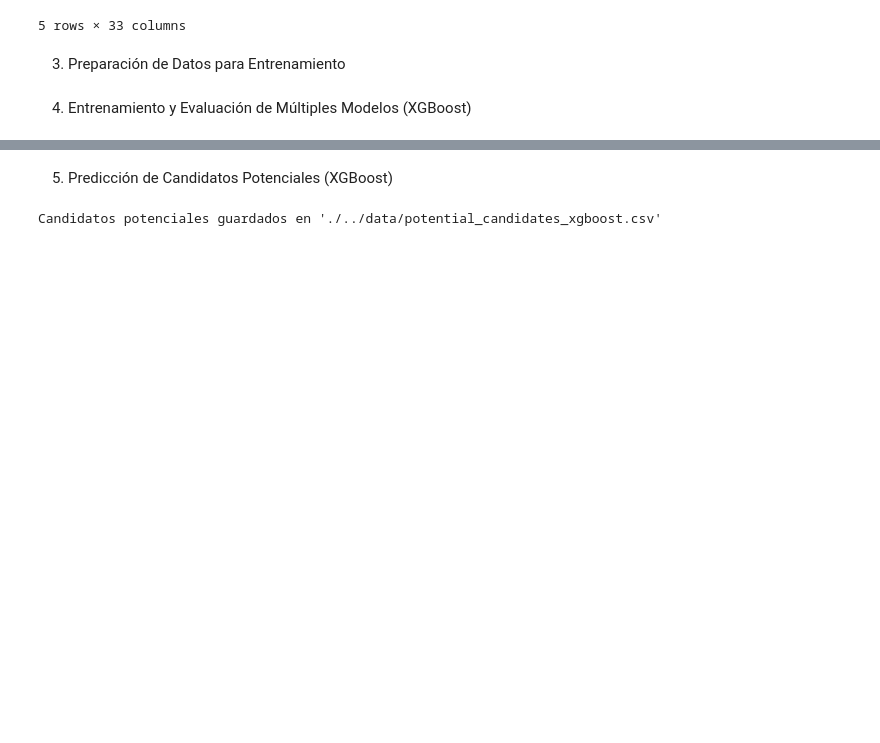
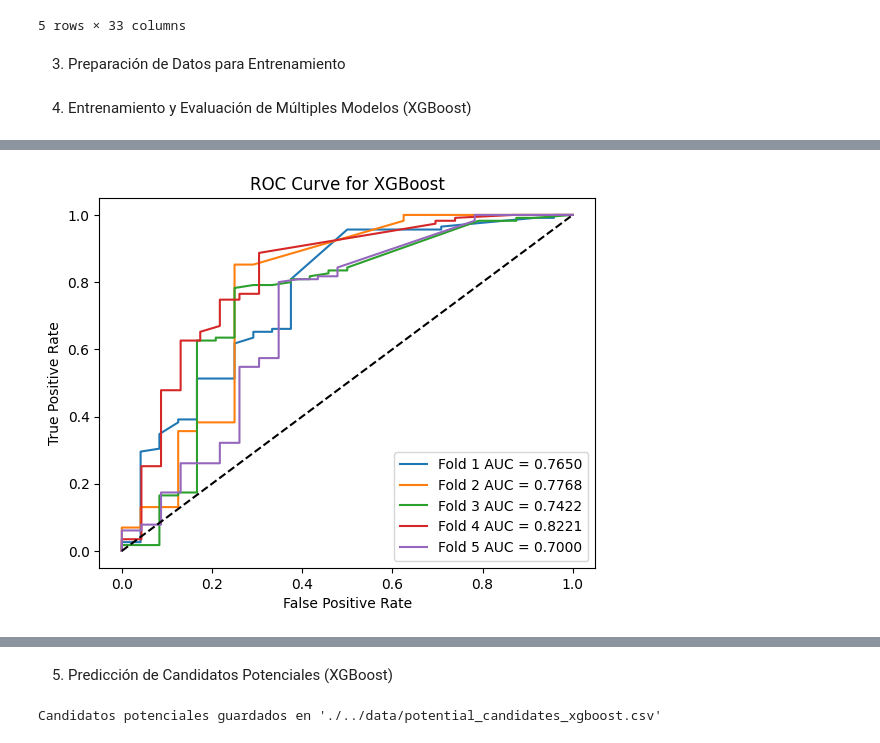
Before and after one commit to Pasku99/Talent-Analyzer-AI, a Jupyter notebook: notebooks/talent_analyzer.ipynb, the cells around one changed output, grey strips where cells are left out. Saved outputs shown, nothing was run; the diff lists cells and outputs as text; code cells hidden in the pictures; blank space fills up the shorter version.

```diff
--- a/notebooks/talent_analyzer.ipynb
+++ b/notebooks/talent_analyzer.ipynb
@@ -210,16 +210,17 @@ X_test_scaled = scaler.transform(X_test)
 # %%
 from sklearn.ensemble import RandomForestClassifier
 from sklearn.model_selection import GridSearchCV, StratifiedKFold
-from sklearn.metrics import classification_report, confusion_matrix, ConfusionMatrixDisplay
+from sklearn.metrics import classification_report, confusion_matrix, ConfusionMatrixDisplay, roc_auc_score, roc_curve, auc
 from xgboost import XGBClassifier
 from imblearn.over_sampling import SMOTE
 import numpy as np
+import matplotlib.pyplot as plt
 
-# Aplicar SMOTE para balancear las clases en el conjunto de entrenamiento
+# Apply SMOTE to balance classes in the training set
 smote = SMOTE(random_state=42)
 X_train_resampled, y_train_resampled = smote.fit_resample(X_train_scaled, y_train)
 
-# Configurar los modelos y parámetros para GridSearch
+# Configure the models and parameters for GridSearch
 param_grid_xgb = {
     'n_estimators': [100, 200, 300],
     'max_depth': [5, 10, 15],
@@ -237,42 +238,44 @@ grid_search_xgb = GridSearchCV(
     n_jobs=-1
 )
 
-# Ejecutar el Grid Search
+# Execute the Grid Search
 grid_search_xgb.fit(X_train_resampled, y_train_resampled)
-print(f"Mejores parámetros para XGBoost: {grid_search_xgb.best_params_}")
+print(f"Best parameters for XGBoost: {grid_search_xgb.best_params_}")
 
-# Evaluar el modelo optimizado con StratifiedKFold
+# Evaluate the optimized model with StratifiedKFold
 skf = StratifiedKFold(n_splits=5, shuffle=True, random_state=42)
 
-# Crear el modelo XGBoost con los mejores hiperparámetros
+# Create the XGBoost model with the best hyperparameters
 xgb_model = XGBClassifier(**grid_search_xgb.best_params_, random_state=42)
 
-# Convertir y_train a numpy array para evitar problemas de indexación
+# Convert y_train to numpy array to avoid indexing issues
 y_train_array = np.array(y_train)
 
-# Inicializar listas para almacenar las métricas de cada pliegue
+# Initialize lists to store metrics for each fold
 precision_scores = {'0': [], '1': [], 'weighted': []}
 recall_scores = {'0': [], '1': [], 'weighted': []}
 f1_scores = {'0': [], '1': [], 'weighted': []}
 confusion_matrices = []
+roc_aucs = []
 
-# Realizar la validación cruzada estratificada
+# Perform stratified cross-validation
 for train_index, test_index in skf.split(X_train_scaled, y_train_array):
-    # Dividir los datos en entrenamiento y validación para cada pliegue
+    # Split the data into training and validation for each fold
     X_fold_train, X_fold_val = X_train_scaled[train_index], X_train_scaled[test_index]
     y_fold_train, y_fold_val = y_train_array[train_index], y_train_array[test_index]
 
-    # Aplicar SMOTE en cada fold para balancear las clases
+    # Apply SMOTE to each fold to balance the classes
     X_fold_resampled, y_fold_resampled = smote.fit_resample(X_fold_train, y_fold_train)
 
-    # Entrenar el modelo en el pliegue actual
+    # Train the model on the current fold
     xgb_model.fit(X_fold_resampled, y_fold_resampled)
     y_fold_pred = xgb_model.predict(X_fold_val)
+    y_fold_probs = xgb_model.predict_proba(X_fold_val)[:, 1]  # Get probabilities for class 1
 
-    # Calcular métricas de rendimiento
+    # Calculate performance metrics
     report = classification_report(y_fold_val, y_fold_pred, output_dict=True)
 
-    # Guardar métricas para cada clase y promedio ponderado
+    # Store metrics for each class and weighted average
     precision_scores['0'].append(report['0']['precision'])
     precision_scores['1'].append(report['1']['precision'])
     precision_scores['weighted'].append(report['weighted avg']['precision'])
@@ -287,22 +290,40 @@ for train_index, test_index in skf.split(X_train_scaled, y_train_array):
 
     confusion_matrices.append(confusion_matrix(y_fold_val, y_fold_pred))
 
-# Mostrar los resultados promediados de todos los pliegues
-print(f"Precision promedio para clase 0: {np.mean(precision_scores['0']):.4f}")
-print(f"Precision promedio para clase 1: {np.mean(precision_scores['1']):.4f}")
-print(f"Precision promedio ponderado: {np.mean(precision_scores['weighted']):.4f}")
+    # Calculate AUC-ROC for the current fold
+    roc_auc = roc_auc_score(y_fold_val, y_fold_probs)
+    roc_aucs.append(roc_auc)
 
-print(f"Recall promedio para clase 0: {np.mean(recall_scores['0']):.4f}")
-print(f"Recall promedio para clase 1: {np.mean(recall_scores['1']):.4f}")
-print(f"Recall promedio ponderado: {np.mean(recall_scores['weighted']):.4f}")
+    # Plot ROC curve for the current fold
+    fpr, tpr, _ = roc_curve(y_fold_val, y_fold_probs)
+    plt.plot(fpr, tpr, label=f'Fold {len(roc_aucs)} AUC = {roc_auc:.4f}')
 
-print(f"F1-Score promedio para clase 0: {np.mean(f1_scores['0']):.4f}")
-print(f"F1-Score promedio para clase 1: {np.mean(f1_scores['1']):.4f}")
-print(f"F1-Score promedio ponderado: {np.mean(f1_scores['weighted']):.4f}")
+# Plot average ROC curve
+plt.plot([0, 1], [0, 1], 'k--')
+plt.xlabel('False Positive Rate')
+plt.ylabel('True Positive Rate')
+plt.title('ROC Curve for XGBoost')
+plt.legend(loc='lower right')
+plt.show()
 
-# Mostrar la matriz de confusión promediada
+# Display averaged results of all folds
+print(f"Average Precision for class 0: {np.mean(precision_scores['0']):.4f}")
+print(f"Average Precision for class 1: {np.mean(precision_scores['1']):.4f}")
+print(f"Average Weighted Precision: {np.mean(precision_scores['weighted']):.4f}")
+
+print(f"Average Recall for class 0: {np.mean(recall_scores['0']):.4f}")
+print(f"Average Recall for class 1: {np.mean(recall_scores['1']):.4f}")
+print(f"Average Weighted Recall: {np.mean(recall_scores['weighted']):.4f}")
+
+print(f"Average F1-Score for class 0: {np.mean(f1_scores['0']):.4f}")
+print(f"Average F1-Score for class 1: {np.mean(f1_scores['1']):.4f}")
+print(f"Average Weighted F1-Score: {np.mean(f1_scores['weighted']):.4f}")
+
+print(f"Average AUC-ROC: {np.mean(roc_aucs):.4f}")
+
+# Show the averaged confusion matrix
 mean_confusion_matrix = np.mean(confusion_matrices, axis=0)
-print("Matriz de Confusión Promediada:")
+print("Averaged Confusion Matrix:")
 print(mean_confusion_matrix)
 # %% [output]
 Fitting 5 folds for each of 243 candidates, totalling 1215 fits
@@ -321,0 +331 @@ Matriz de Confusión Promediada:
+[figure, added]
```
Also changed, not shown: parts of 14 cells of this notebook, 3 other files.
